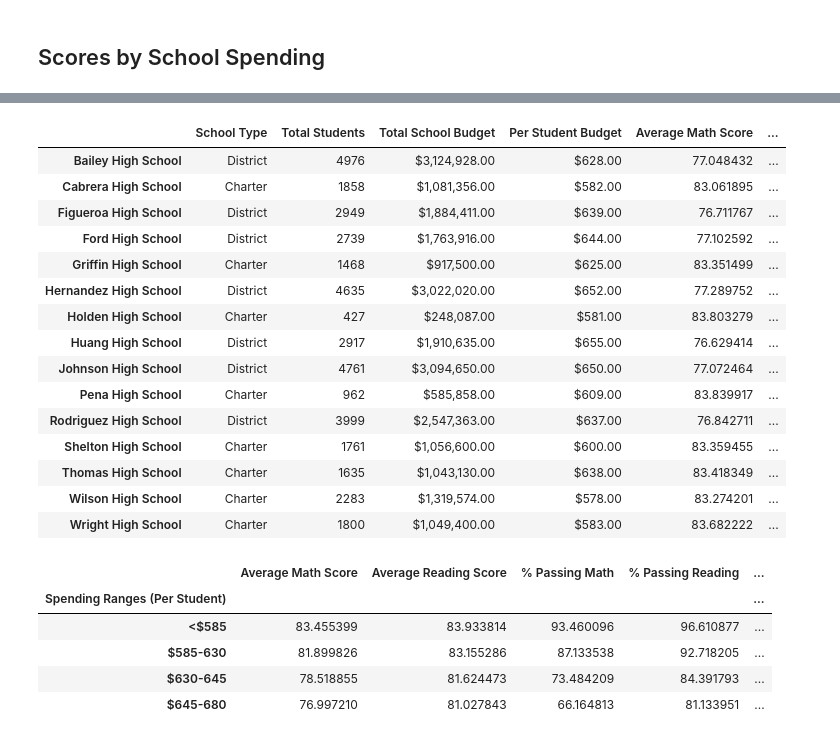
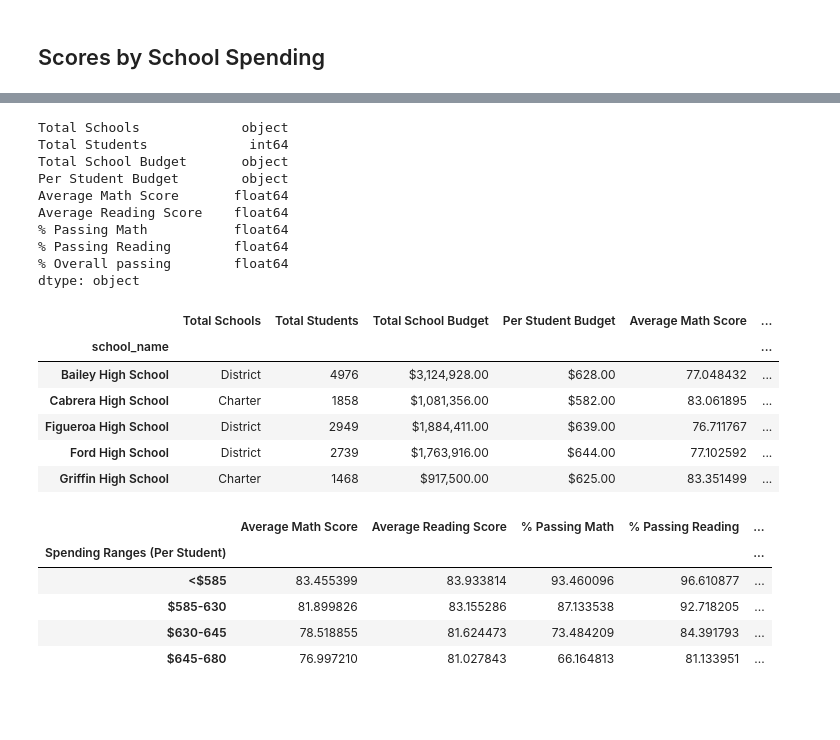
Before and after one commit to rbitas/pandas-challenge, a Jupyter notebook: PyCitySchools/PyCitySchools.ipynb, the cells around one changed output, grey strips where cells are left out. Drawn from its saved outputs; the diff is of its cells as text; code cells hidden in the pictures; blank space fills up the shorter version.

Commit message:
added the scores by school spending

```diff
--- a/PyCitySchools/PyCitySchools.ipynb
+++ b/PyCitySchools/PyCitySchools.ipynb
@@ -441,7 +366,7 @@ reading_scores_by_grade
 # %%
 # Establish the bins
 spending_bins = [0, 585, 630, 645, 680]
-labels = ["<$585", "$585-630", "$630-645", "$645-680"]
+labels = ["<585", "$585-630", "$630-645", "$645-680"]
 # %%
 # Create a copy of the school summary since it has the "Per Student Budget"
 school_spending_df = per_school_summary.copy()
@@ -448,23 +392,30 @@ school_spending_df = per_school_summary.copy()
+# %%
+school_spending_df.dtypes
+# %% [output]
+Total Schools             object
+Total Students             int64
+Total School Budget       object
+Per Student Budget        object
+Average Math Score       float64
+Average Reading Score    float64
+% Passing Math           float64
+% Passing Reading        float64
+% Overall passing        float64
+dtype: object
+# %%
+school_spending_df["Per Student Float"]= school_spending_df["Per Student Budget"].str.replace("$","").astype(float)
 # %%
 # Use `pd.cut` to categorize spending based on the bins.
-school_spending_df["Spending Ranges (Per Student)"] =
+school_spending_df["Spending Ranges (Per Student)"] = pd.cut(school_spending_df["Per Student Float"], spending_bins, labels= labels)
+school_spending_df.head()
 # %% [output]
-|  | School Type | Total Students | Total School Budget | Per Student Budget | Average Math Score | ... |
+|  | Total Schools | Total Students | Total School Budget | Per Student Budget | Average Math Score | ... |
+| school_name |  |  |  |  |  | ... |
 | Bailey High School | District | 4976 | $3,124,928.00 | $628.00 | 77.048432 | ... |
 | Cabrera High School | Charter | 1858 | $1,081,356.00 | $582.00 | 83.061895 | ... |
 | Figueroa High School | District | 2949 | $1,884,411.00 | $639.00 | 76.711767 | ... |
 | Ford High School | District | 2739 | $1,763,916.00 | $644.00 | 77.102592 | ... |
 | Griffin High School | Charter | 1468 | $917,500.00 | $625.00 | 83.351499 | ... |
-| Hernandez High School | District | 4635 | $3,022,020.00 | $652.00 | 77.289752 | ... |
-| Holden High School | Charter | 427 | $248,087.00 | $581.00 | 83.803279 | ... |
-| Huang High School | District | 2917 | $1,910,635.00 | $655.00 | 76.629414 | ... |
-| Johnson High School | District | 4761 | $3,094,650.00 | $650.00 | 77.072464 | ... |
-| Pena High School | Charter | 962 | $585,858.00 | $609.00 | 83.839917 | ... |
-| Rodriguez High School | District | 3999 | $2,547,363.00 | $637.00 | 76.842711 | ... |
-| Shelton High School | Charter | 1761 | $1,056,600.00 | $600.00 | 83.359455 | ... |
-| Thomas High School | Charter | 1635 | $1,043,130.00 | $638.00 | 83.418349 | ... |
-| Wilson High School | Charter | 2283 | $1,319,574.00 | $578.00 | 83.274201 | ... |
-| Wright High School | Charter | 1800 | $1,049,400.00 | $583.00 | 83.682222 | ... |
 # %%
 #  Calculate averages for the desired columns.
 spending_math_scores = school_spending_df.groupby(["Spending Ranges (Per Student)"]).mean()["Average Math Score"]
```
Also changed, not shown: parts of 10 cells of this notebook.
